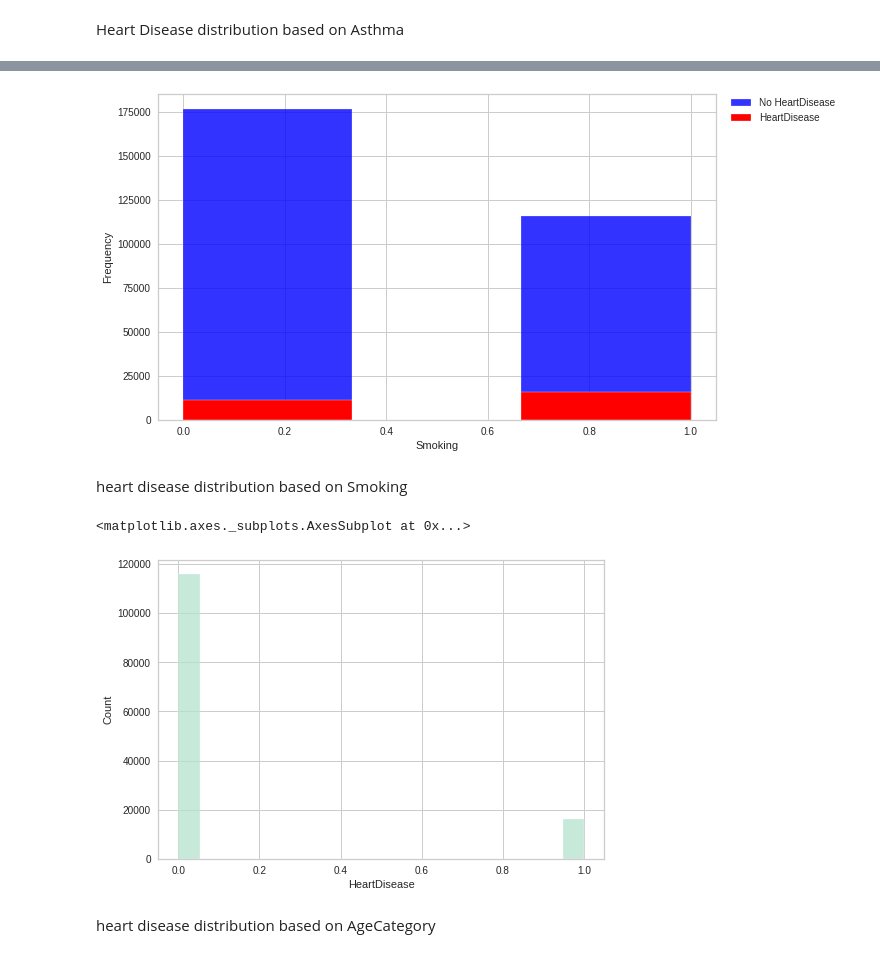
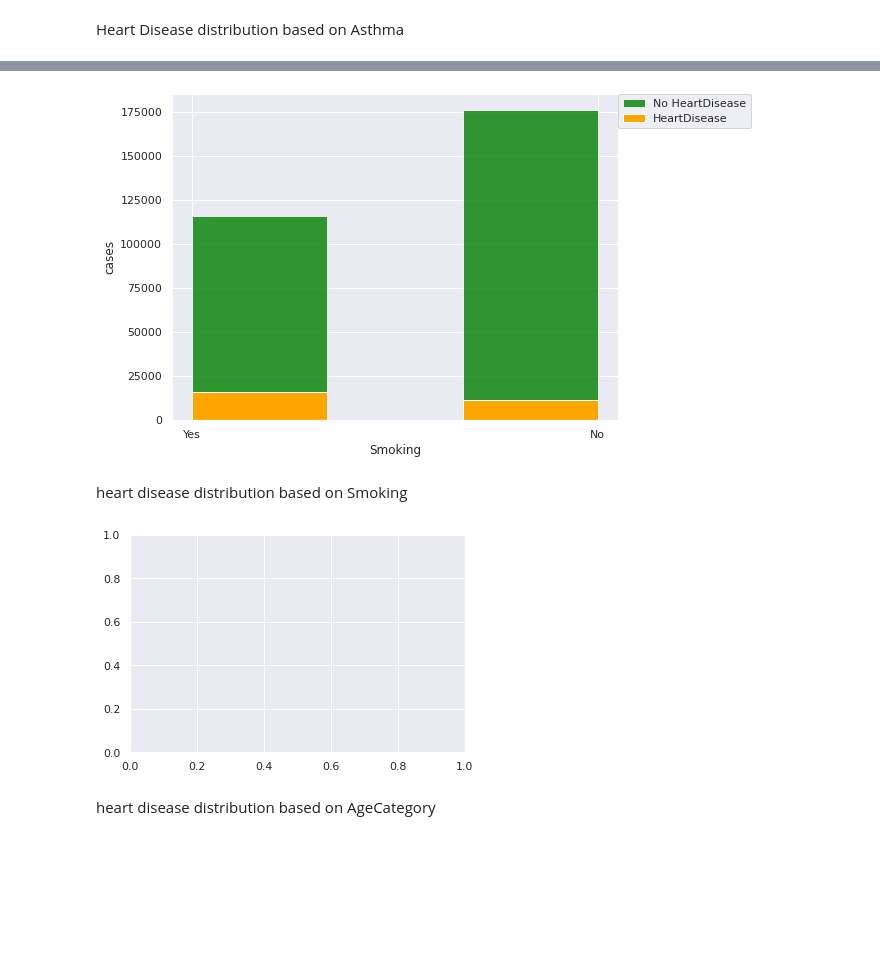
Before and after one commit to MaliheDahmardeh/project, a Jupyter notebook: Copy_of_Untitled0.ipynb, the cells around one changed output, grey strips where cells are left out. Saved outputs shown, nothing was run; the diff lists cells and outputs as text; code cells hidden in the pictures; blank space fills up the shorter version.

```diff
--- a/Copy_of_Untitled0.ipynb
+++ b/Copy_of_Untitled0.ipynb
@@ -264,22 +269,22 @@ plt.show()
 # %%
-fig, ax = plt.subplots(figsize = (10,6))
-ax.hist(heart_disease_df[heart_disease_df["HeartDisease"]==0]["Smoking"], bins=3, alpha=0.8, color="blue", label="No HeartDisease")
-ax.hist(heart_disease_df[heart_disease_df["HeartDisease"]==1]["Smoking"], bins=3, alpha=1, color="red", label="HeartDisease")
+fig, ax = plt.subplots(figsize = (8,6))
+ax.hist(heart_disease_df[heart_disease_df["HeartDisease"]=="No"]["Smoking"], bins=3, alpha=0.8, color="green", label="No HeartDisease")
+ax.hist(heart_disease_df[heart_disease_df["HeartDisease"]=="Yes"]["Smoking"], bins=3, alpha=1, color="orange", label="HeartDisease")
 ax.set_xlabel("Smoking")
-ax.set_ylabel("Frequency")
-ax.legend(bbox_to_anchor=(1.02, 1), loc=2, borderaxespad=0.)
+ax.set_ylabel("cases")
+ax.legend(bbox_to_anchor=(1, 1), loc=2, borderaxespad=0.)
 plt.show()
 # %% [output]
-[figure, old version]
+[figure, new version]
 # %% [markdown]
 heart disease distribution based on Smoking
 # %%
-Smoking =  heart_disease_df['Smoking'].unique()
-Smoking_cnt = heart_disease_df['Smoking'].value_counts()
-sb.histplot(x=heart_disease_df['HeartDisease'].where(heart_disease_df['Smoking']==1))
+Smoking =heart_disease_df['Smoking'].unique()
+Smoking_cnt=heart_disease_df['Smoking'].value_counts()
+sb.histplot(x=heart_disease_df['HeartDisease'].where(heart_disease_df['Smoking']=="yes"))
+plt.show()
 # %% [output]
-<matplotlib.axes._subplots.AxesSubplot at 0x...>
-[figure, old version]
+[figure, new version]
 # %% [markdown]
 heart disease distribution based on AgeCategory
 # %%
```
Also changed, not shown: parts of 13 cells of this notebook.
